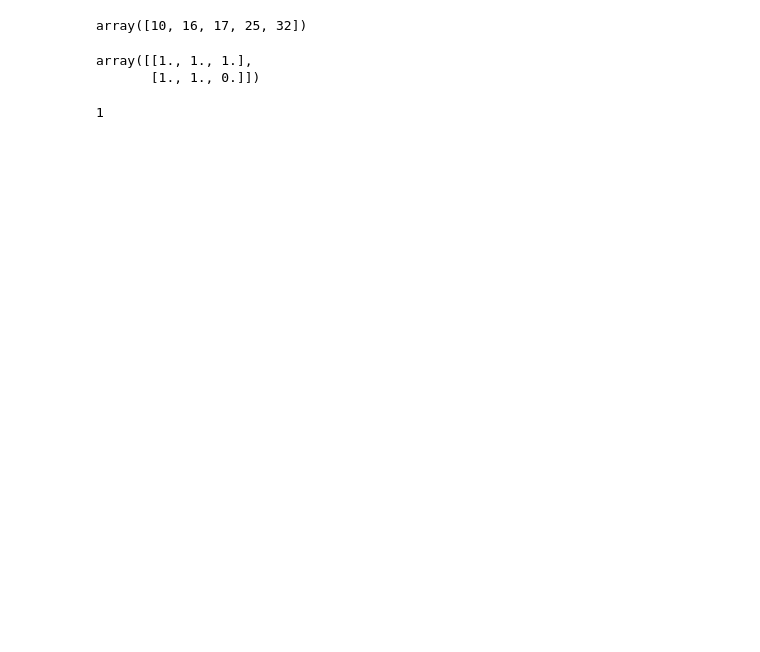
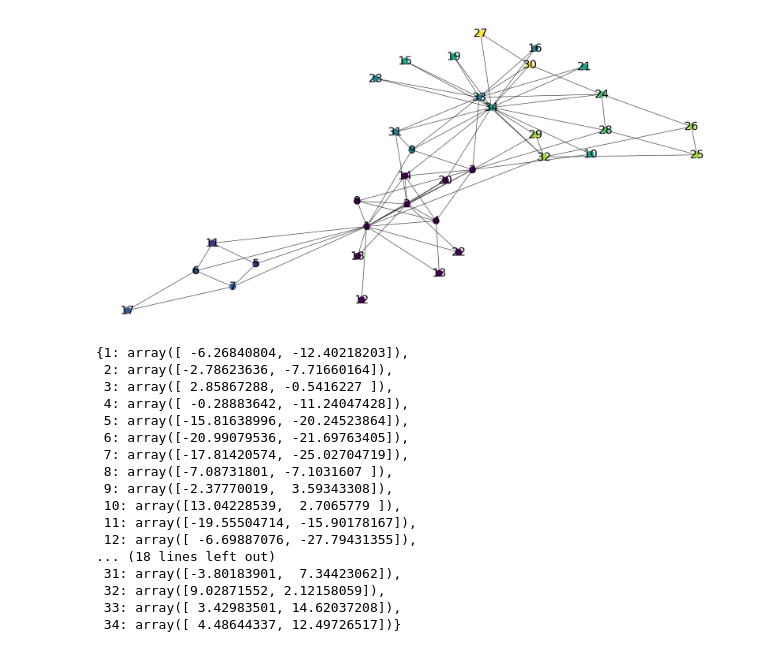
Before and after one commit to ddvlamin/data_engineering_ua, a Jupyter notebook: code_examples/communities/communities.ipynb, the cells around one changed output. Drawn from its saved outputs; the diff is of its cells as text; code cells hidden in the pictures; blank space fills up the shorter version.

Commit message:
community_detection: first version with bug

```diff
--- a/code_examples/communities/communities.ipynb
+++ b/code_examples/communities/communities.ipynb
@@ -6,5 +17,5 @@ import numpy as np
 # %%
-file = "/home/ubuntu/data/tmp/karate/zkcc-77/karate_edges_77.txt"
+file = "/home/ubuntu/data/tmp/karate/zkcc-77/karate_edges_78.txt"
 # %%
 class CommunityNetwork():
     def __init__(self, A):
@@ -132,3 +174,7 @@ cn = CommunityNetwork(A)
+# %%
+A = CommunityNetwork.create_adjacency_matrix(file)
+cn = CommunityNetwork(A)
+cn.communities = np.array([0, 0, 0, 0, 1, 2, 2, 0, 3, 3, 1, 0, 0, 0, 3, 3, 2, 0, 3, 0, 3, 0, 3, 5, 4, 4, 5, 5, 4, 5, 3, 4, 3, 3])
 # %%
 cn.compute_modularity()
 # %% [output]
@@ -156,13 +199,54 @@ verification modularity 0.2800851745656947
-# %%
-np.unique(cn.communities)
-# %% [output]
-array([10, 16, 17, 25, 32])
-# %%
-cn._A[0:2,2:5]
-# %% [output]
-array([[1., 1., 1.],
-       [1., 1., 0.]])
-# %%
-next(cnt)
-# %% [output]
-1
+# %%
+def create_graph(A, communities):
+    G=nx.Graph()
+
+    for nodei in range(A.shape[0]):
+        d = {"community": communities[nodei]}
+        G.add_node(nodei+1, **d)
+
+    for i, j in zip(*A.nonzero()):
+        G.add_edge(i+1, j+1)
+
+    return G
+# %%
+def plot_graph(G, pos=None):
+    plt.figure(figsize=(30,15))
+
+    node_communities = [d["community"] for _, d in G.nodes(data=True)]
+
+    if pos==None:
+        pos = nx.spring_layout(G, scale=30)  # positions for all nodes
+
+    nx.draw_networkx_nodes(G, pos, node_color=node_communities)
+    nx.draw_networkx_edges(G, pos)
+
+    nx.draw_networkx_labels(G, pos, font_size=30, font_family='sans-serif')
+
+    plt.axis('off')
+    plt.show()
+
+    return pos
+# %%
+com = np.array([0, 0, 0, 0, 1, 1, 1, 0, 2, 2, 1, 0, 0, 0, 2, 2, 1, 0, 2, 0, 2, 0,
+        2, 3, 3, 3, 2, 3, 3, 2, 2, 3, 2, 2])
+G = create_graph(cn._A, cn.communities)
+plot_graph(G)
+# %% [output]
+[figure, added]
+{1: array([ -6.26840804, -12.40218203]),
+ 2: array([-2.78623636, -7.71660164]),
+ 3: array([ 2.85867288, -0.5416227 ]),
+ 4: array([ -0.28883642, -11.24047428]),
+ 5: array([-15.81638996, -20.24523864]),
+ 6: array([-20.99079536, -21.69763405]),
+ 7: array([-17.81420574, -25.02704719]),
+ 8: array([-7.08731801, -7.1031607 ]),
+ 9: array([-2.37770019,  3.59343308]),
+ 10: array([13.04228539,  2.7065779 ]),
+ 11: array([-19.55504714, -15.90178167]),
+ 12: array([ -6.69887076, -27.79431355]),
+... (18 lines left out)
+ 31: array([-3.80183901,  7.34423062]),
+ 32: array([9.02871552, 2.12158059]),
+ 33: array([ 3.42983501, 14.62037208]),
+ 34: array([ 4.48644337, 12.49726517])}
```
Also changed, not shown: parts of 9 cells of this notebook, 1 other file.
